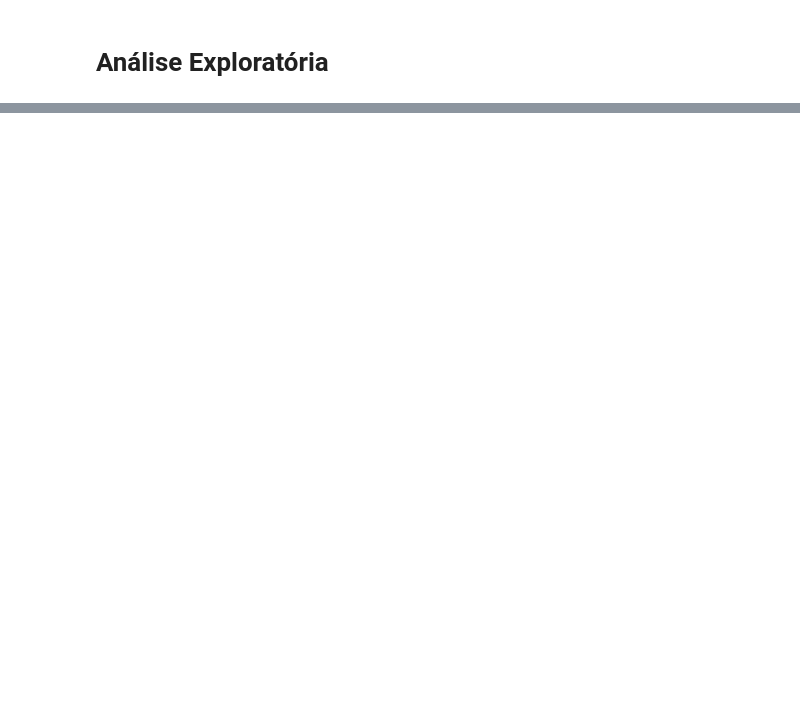
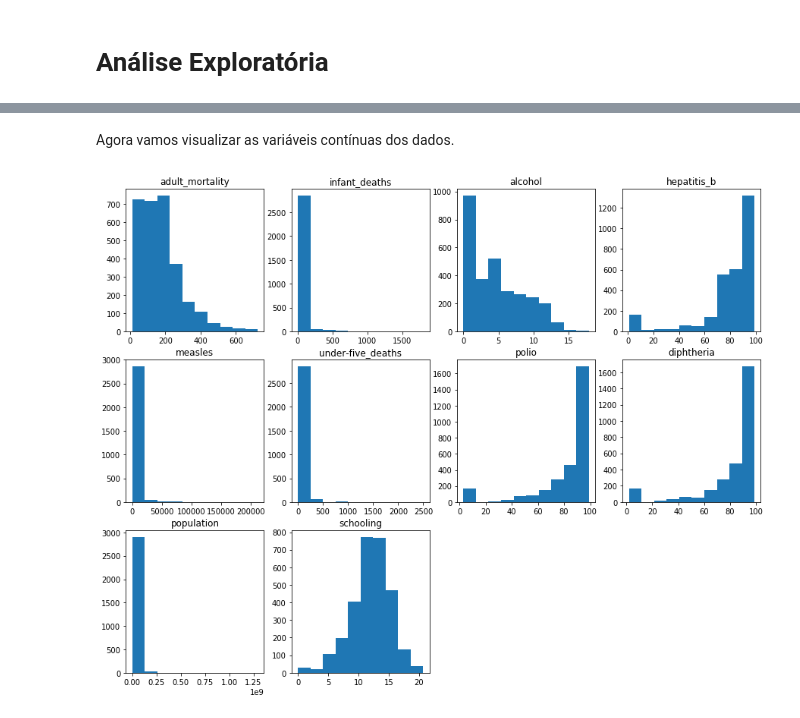
Before and after one commit to juliatiemi/icd-final-project, a Jupyter notebook: ProjetoFinalICD.ipynb, the cells around one changed output, grey strips where cells are left out. Saved outputs shown, nothing was run; the diff lists cells and outputs as text; code cells hidden in the pictures; blank space fills up the shorter version.

```diff
--- a/ProjetoFinalICD.ipynb
+++ b/ProjetoFinalICD.ipynb
@@ -153,0 +162,15 @@ expectativa_de_vida.describe()
+# %% [markdown]
+Agora vamos visualizar as variáveis contínuas dos dados.
+# %%
+continuous_vars = expectativa_de_vida.columns[3:]
+
+plt.figure(figsize=(15,20))
+
+for i in range(len(continuous_vars)):
+    plt.subplot(5,4,i+1)
+    plt.hist(expectativa_de_vida[continuous_vars[i]])
+    plt.title(continuous_vars[i])
+
+plt.show()
+# %% [output]
+[figure, added]
```
Also changed, not shown: parts of 7 cells of this notebook.
